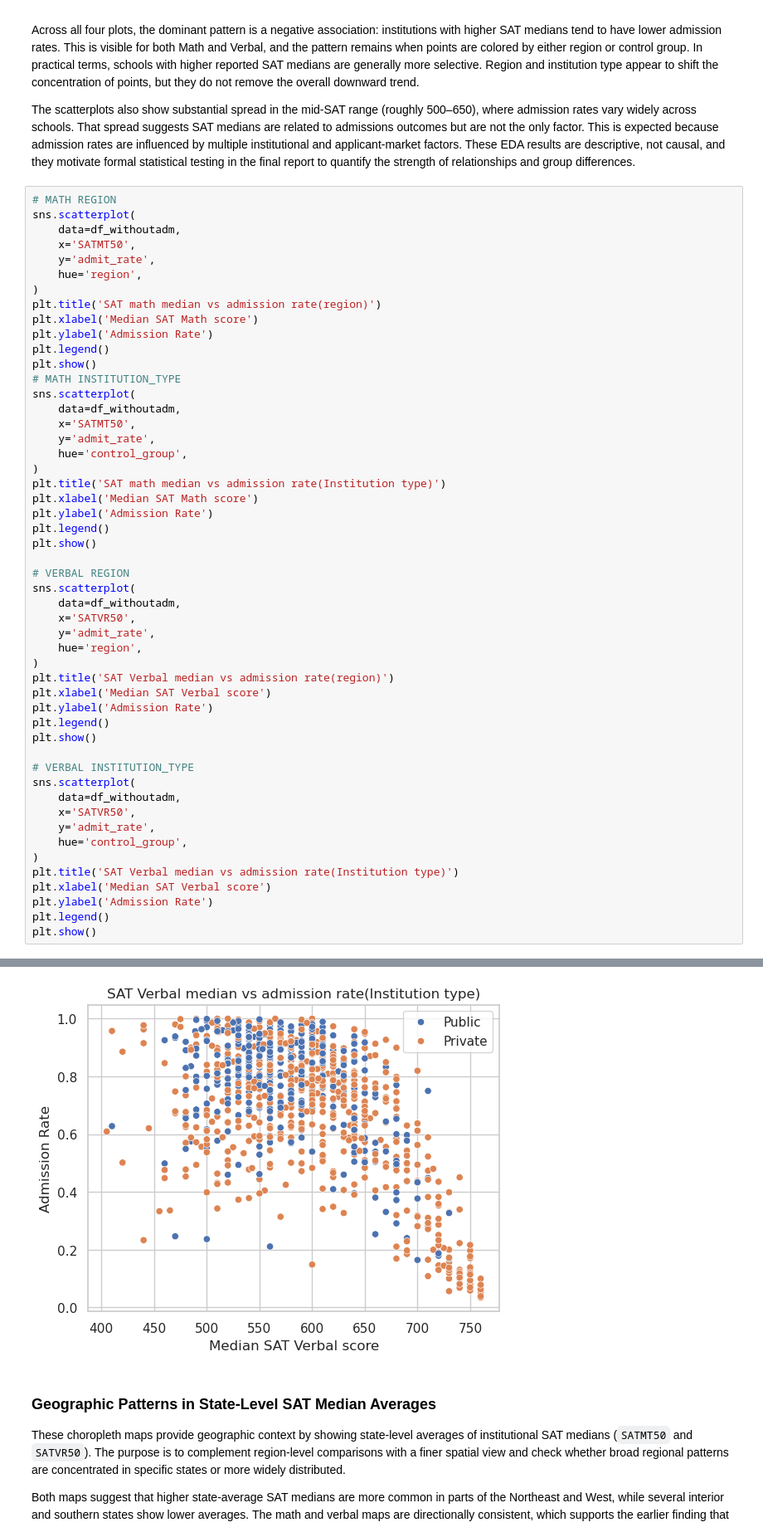
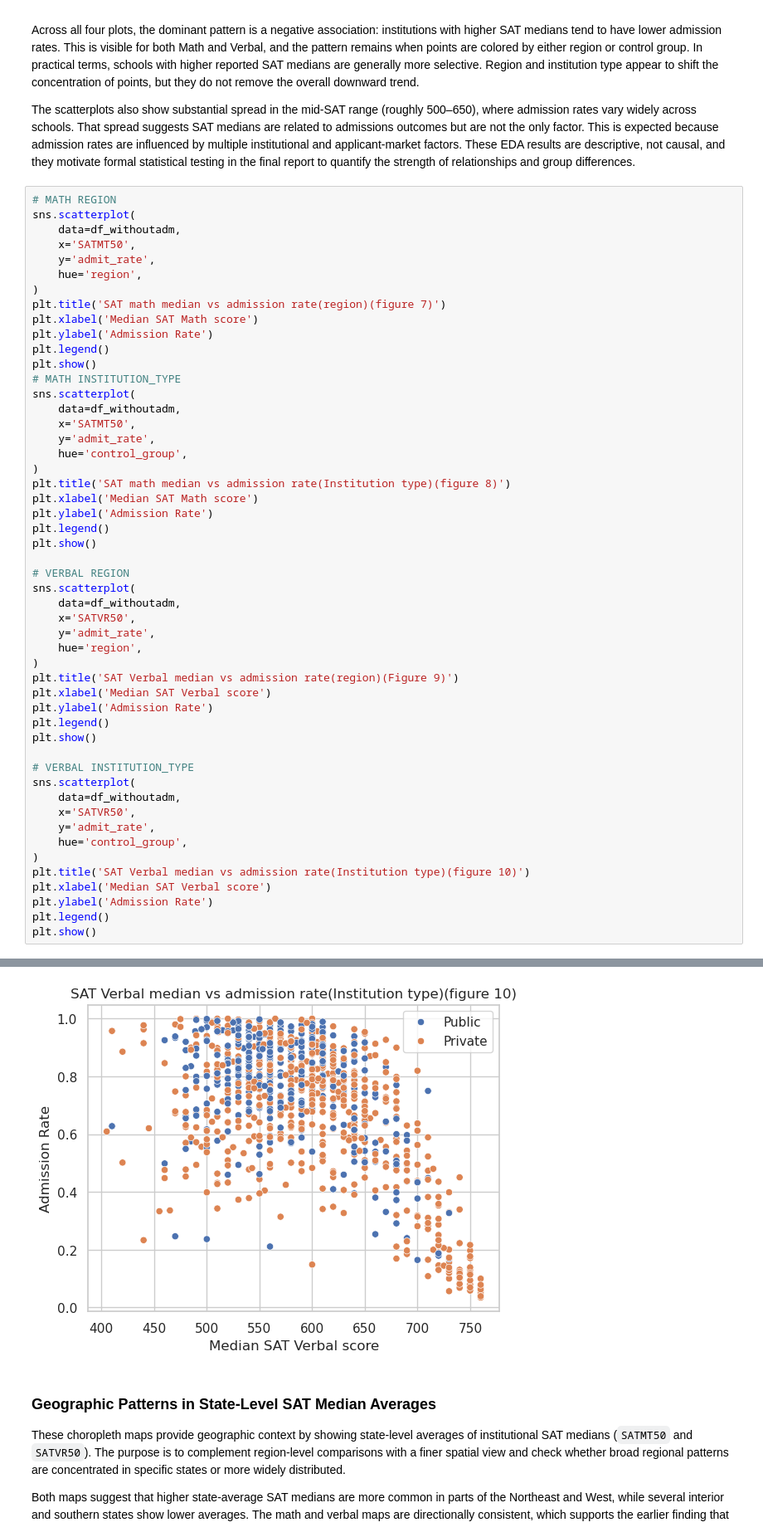
Before and after one commit to COGS108/Group065_WI26, a Jupyter notebook: 03-FinalProject.ipynb, the cells around one changed output, grey strips where cells are left out. Shown at 83% size. Saved outputs shown, nothing was run; the diff lists cells and outputs as text.

```diff
--- a/03-FinalProject.ipynb
+++ b/03-FinalProject.ipynb
@@ -344,7 +344,7 @@ sns.scatterplot(
     y='admit_rate',
     hue='region',
 )
-plt.title('SAT math median vs admission rate(region)')
+plt.title('SAT math median vs admission rate(region)(figure 7)')
 plt.xlabel('Median SAT Math score')
 plt.ylabel('Admission Rate')
 plt.legend()
@@ -356,7 +356,7 @@ sns.scatterplot(
     y='admit_rate',
     hue='control_group',
 )
-plt.title('SAT math median vs admission rate(Institution type)')
+plt.title('SAT math median vs admission rate(Institution type)(figure 8)')
 plt.xlabel('Median SAT Math score')
 plt.ylabel('Admission Rate')
 plt.legend()
@@ -369,7 +369,7 @@ sns.scatterplot(
     y='admit_rate',
     hue='region',
 )
-plt.title('SAT Verbal median vs admission rate(region)')
+plt.title('SAT Verbal median vs admission rate(region)(Figure 9)')
 plt.xlabel('Median SAT Verbal score')
 plt.ylabel('Admission Rate')
 plt.legend()
@@ -382,7 +382,7 @@ sns.scatterplot(
     y='admit_rate',
     hue='control_group',
 )
-plt.title('SAT Verbal median vs admission rate(Institution type)')
+plt.title('SAT Verbal median vs admission rate(Institution type)(figure 10)')
 plt.xlabel('Median SAT Verbal score')
 plt.ylabel('Admission Rate')
 plt.legend()
@@ -394,4 +394,4 @@ plt.show()
-[figure, old version]
+[figure, new version]
 # %% [markdown]
 ### Geographic Patterns in State-Level SAT Median Averages
 These choropleth maps provide geographic context by showing state-level averages of institutional SAT medians (`SATMT50` and `SATVR50`). The purpose is to complement region-level comparisons with a finer spatial view and check whether broad regional patterns are concentrated in specific states or more widely distributed.
```
Also changed, not shown: parts of 10 cells of this notebook.
